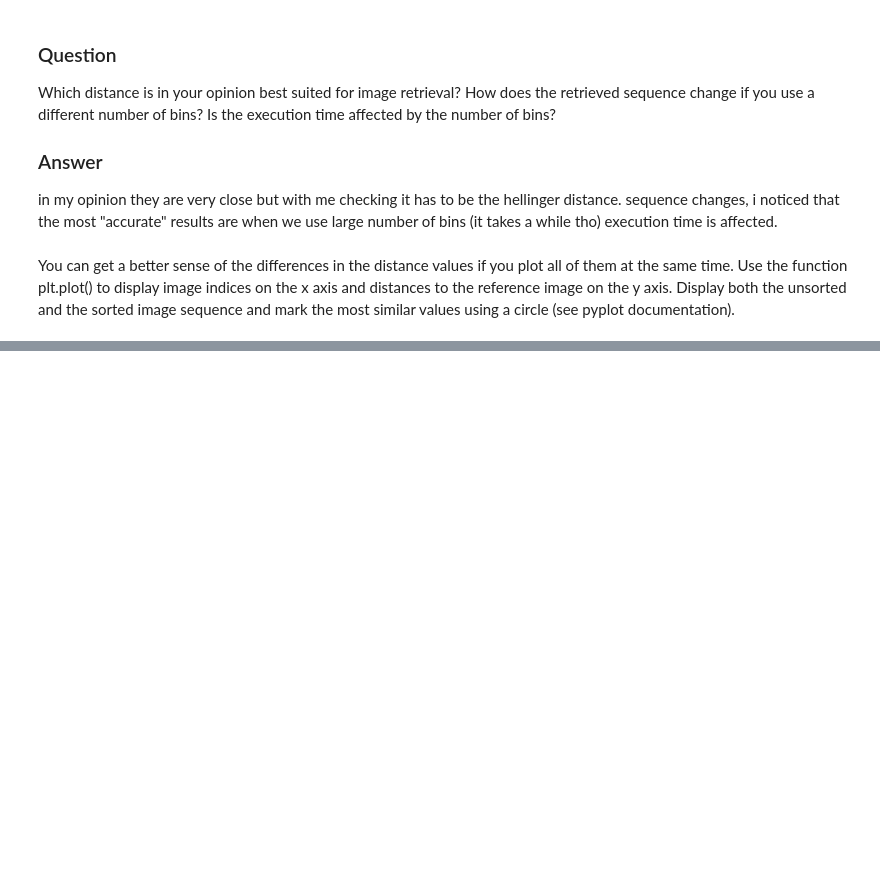
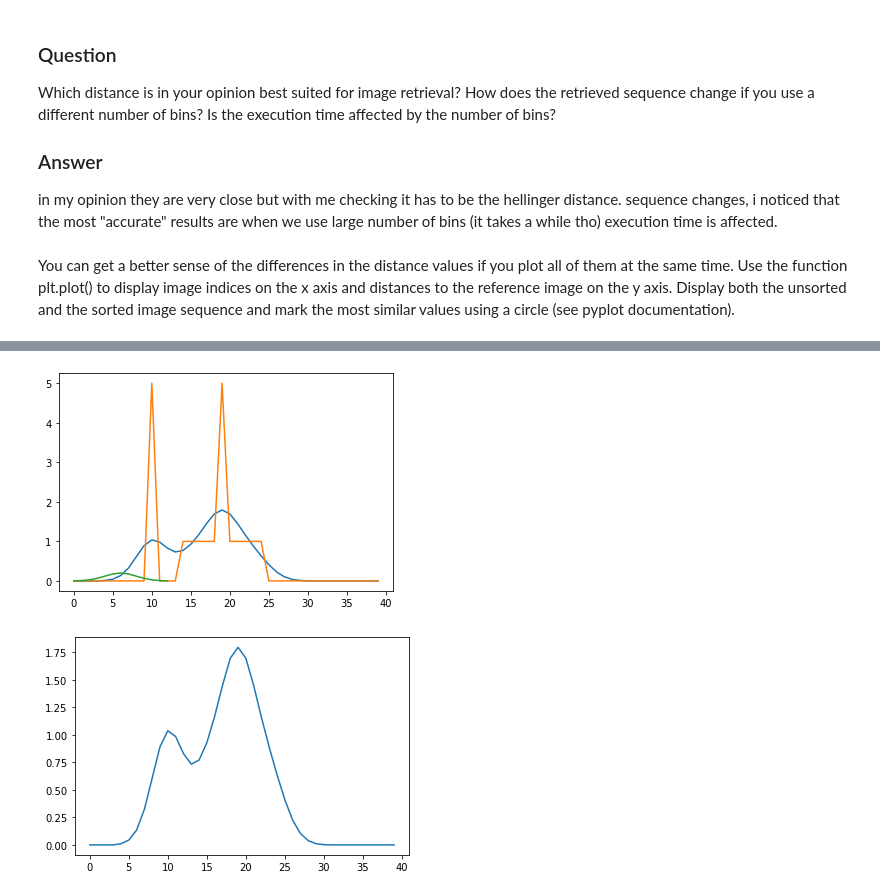
Before and after one commit to BlazBone/uz-vaje, a Jupyter notebook: assignment2/assignemnt.ipynb, the cells around one changed output, grey strips where cells are left out. Saved outputs shown, nothing was run; the diff lists cells and outputs as text; code cells hidden in the pictures; blank space fills up the shorter version.

```diff
--- a/assignment2/assignemnt.ipynb
+++ b/assignment2/assignemnt.ipynb
@@ -297,0 +311,32 @@ circle (see pyplot documentation).
+# %%
+def simple_convolution(signal, kernel):
+  n = (len(kernel) - 1) // 2
+  kernel = np.flip(kernel)
+  signal = np.pad(signal, n, mode="edge")
+  output = np.zeros_like(signal)
+  for i in range(n,len(signal) - n - 1):
+    output[i] = np.sum(signal[i-n:i+n+1] * kernel)
+  return output[n:-n]
+
+
+def twoB():
+  im = np.pad(image, ((2,2),(2,2)), mode="edge")
+  ker = read_data("./kernel.txt")
+  sign = read_data("./signal.txt")
+
+  teset = simple_convolution(sign, ker)
+
+  plt.plot(teset)
+  plt.plot(sign)
+  plt.plot(ker)
+  plt.show()
+
+  plt.plot(cv2.filter2D(sign, -1, ker))
+
+
+test = np.array([5,3,5])
+
+twoB()
+# %% [output]
+[figure, added]
+[figure, added]
```
Also changed, not shown: parts of 3 cells of this notebook.
